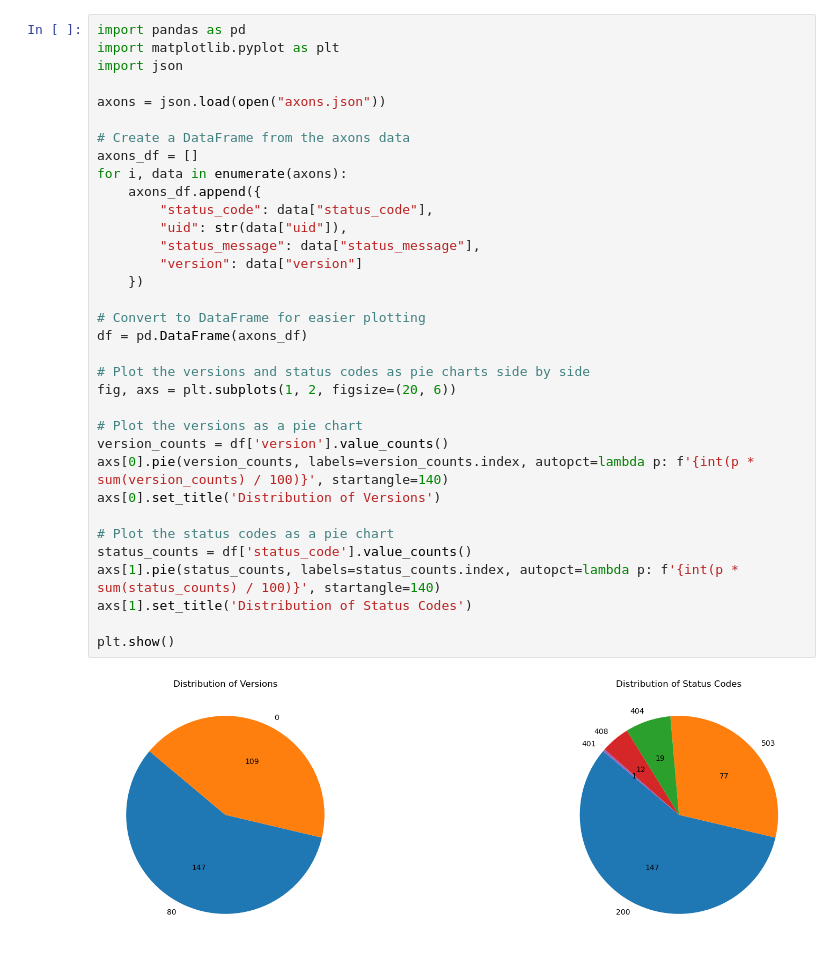
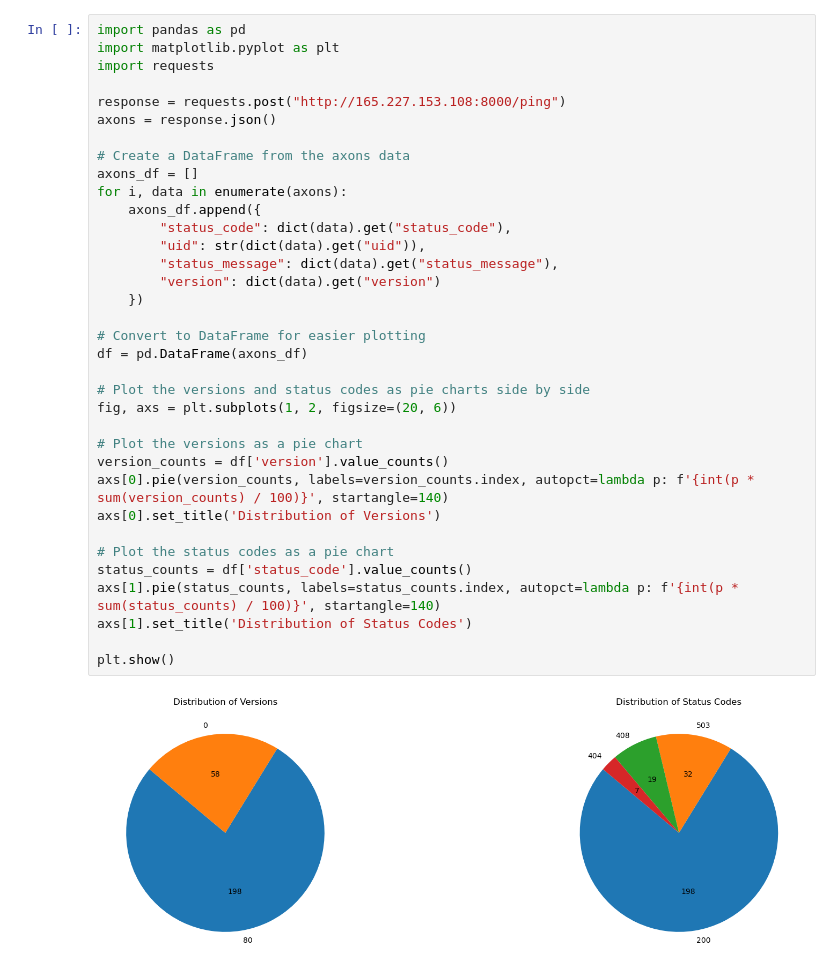
Before and after one commit to masa-finance/masa-bittensor, a Jupyter notebook: notebooks/mainnet/axons.ipynb, the cells around one changed output. Saved outputs shown, nothing was run; the diff lists cells and outputs as text.

```diff
--- a/notebooks/mainnet/axons.ipynb
+++ b/notebooks/mainnet/axons.ipynb
@@ -1,39 +1,40 @@
 # %%
 import pandas as pd
 import matplotlib.pyplot as plt
-import json
+import requests
 
-axons = json.load(open("axons.json"))
+response = requests.post("http://165.227.153.108:8000/ping")
+axons = response.json()
 
 # Create a DataFrame from the axons data
 axons_df = []
 for i, data in enumerate(axons):
     axons_df.append({
-        "status_code": data["status_code"],
-        "uid": str(data["uid"]),
-        "status_message": data["status_message"],
-        "version": data["version"]
+        "status_code": dict(data).get("status_code"),
+        "uid": str(dict(data).get("uid")),
+        "status_message": dict(data).get("status_message"),
+        "version": dict(data).get("version")
     })
 
 # Convert to DataFrame for easier plotting
 df = pd.DataFrame(axons_df)
 
 # Plot the versions and status codes as pie charts side by side
 fig, axs = plt.subplots(1, 2, figsize=(20, 6))
 
 # Plot the versions as a pie chart
 version_counts = df['version'].value_counts()
 axs[0].pie(version_counts, labels=version_counts.index, autopct=lambda p: f'{int(p * sum(version_counts) / 100)}', startangle=140)
 axs[0].set_title('Distribution of Versions')
 
 # Plot the status codes as a pie chart
 status_counts = df['status_code'].value_counts()
 axs[1].pie(status_counts, labels=status_counts.index, autopct=lambda p: f'{int(p * sum(status_counts) / 100)}', startangle=140)
 axs[1].set_title('Distribution of Status Codes')
 
 plt.show()
 # %% [output]
-[figure, old version]
+[figure, new version]
 # %% [markdown]
 <a style='text-decoration:none;line-height:16px;display:flex;color:#5B5B62;padding:10px;justify-content:end;' href='https://deepnote.com?utm_source=created-in-deepnote-cell&projectId=f017507a-86ad-40cb-8efa-5587c78ee158' target="_blank">
 <img alt='Created in deepnote.com' style='display:inline;max-height:16px;margin:0px;margin-right:7.5px;' src='embedded-picture-1' > </img>
```
Also changed, not shown: 6 other files.
